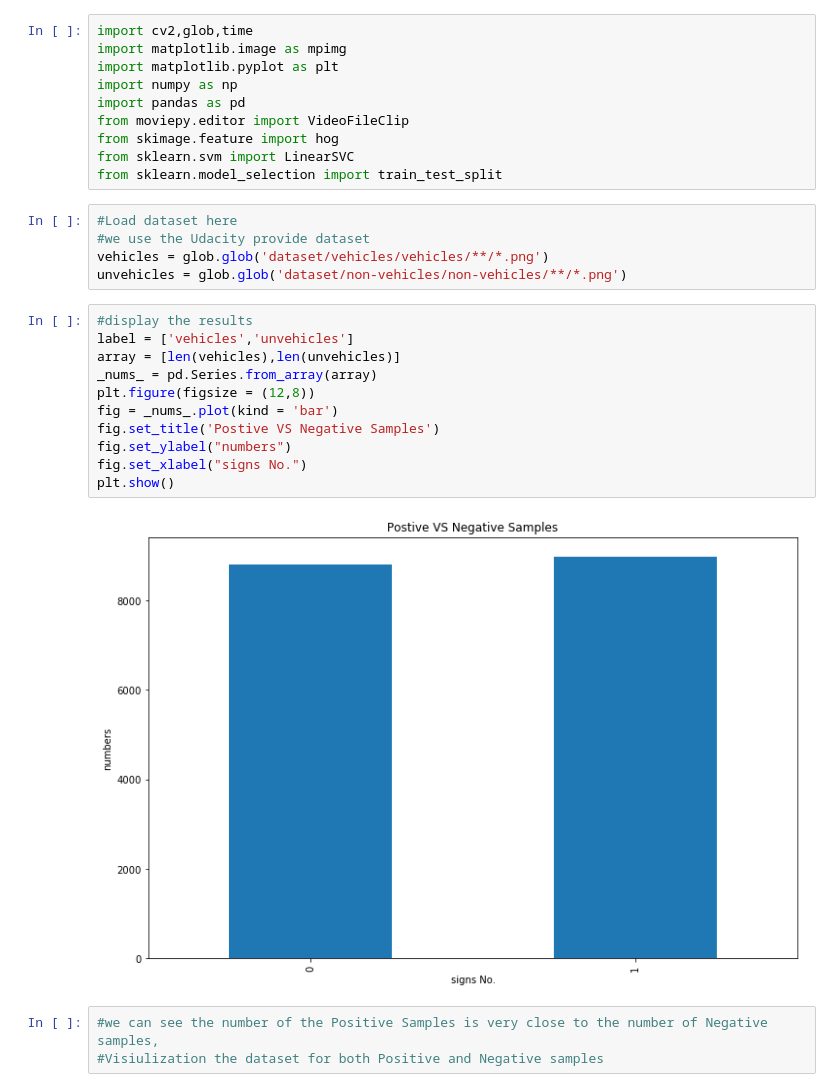
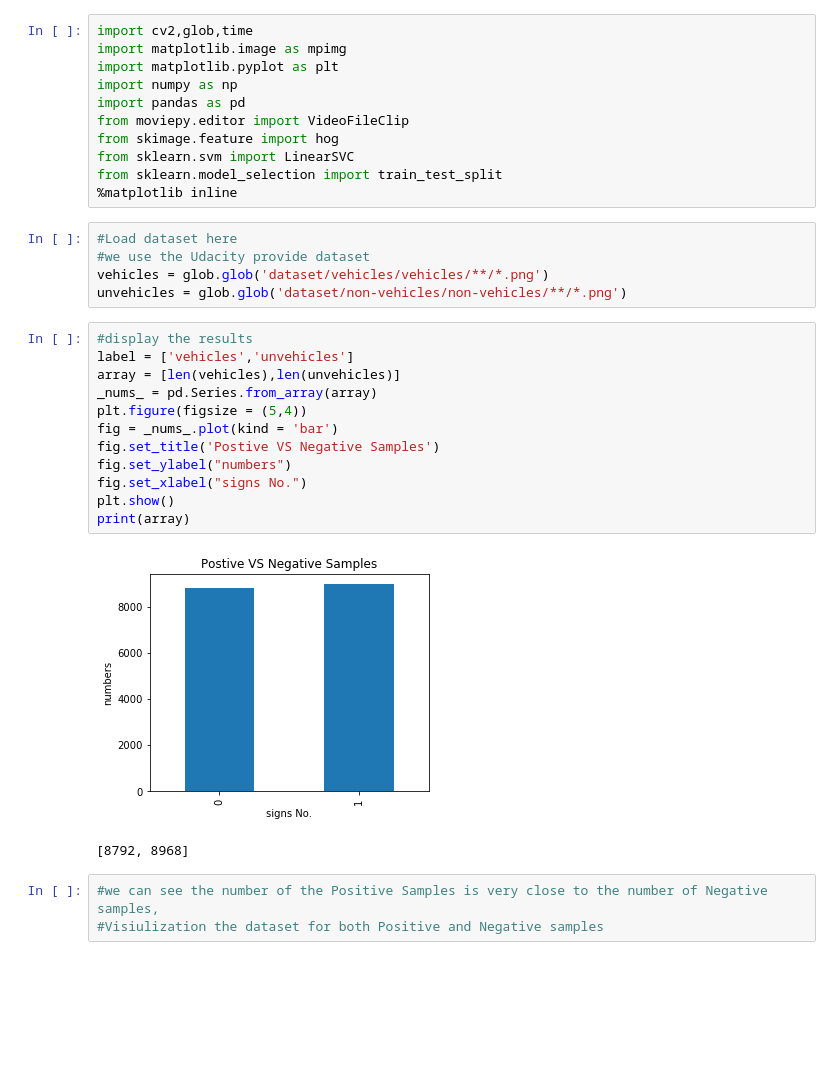
Before and after one commit to Walter1218/self_driving_car_ND, a Jupyter notebook: CarND-Vehicle-Detection-P5/pipeline.ipynb, the cells around one changed output. Saved outputs shown, nothing was run; the diff lists cells and outputs as text; blank space fills up the shorter version.

```diff
--- a/CarND-Vehicle-Detection-P5/pipeline.ipynb
+++ b/CarND-Vehicle-Detection-P5/pipeline.ipynb
@@ -8,6 +8,7 @@ from moviepy.editor import VideoFileClip
 from skimage.feature import hog
 from sklearn.svm import LinearSVC
 from sklearn.model_selection import train_test_split
+%matplotlib inline
 # %%
 #Load dataset here
 #we use the Udacity provide dataset
@@ -16,16 +17,18 @@ unvehicles = glob.glob('dataset/non-vehicles/non-vehicles/**/*.png')
 # %%
 #display the results
 label = ['vehicles','unvehicles']
 array = [len(vehicles),len(unvehicles)]
 _nums_ = pd.Series.from_array(array)
-plt.figure(figsize = (12,8))
+plt.figure(figsize = (5,4))
 fig = _nums_.plot(kind = 'bar')
 fig.set_title('Postive VS Negative Samples')
 fig.set_ylabel("numbers")
 fig.set_xlabel("signs No.")
 plt.show()
+print(array)
 # %% [output]
-[figure, old version]
+[figure, new version]
+[8792, 8968]
 # %%
 #we can see the number of the Positive Samples is very close to the number of Negative samples,
 #Visiulization the dataset for both Positive and Negative samples
```
Also changed, not shown: parts of 34 cells of this notebook.
